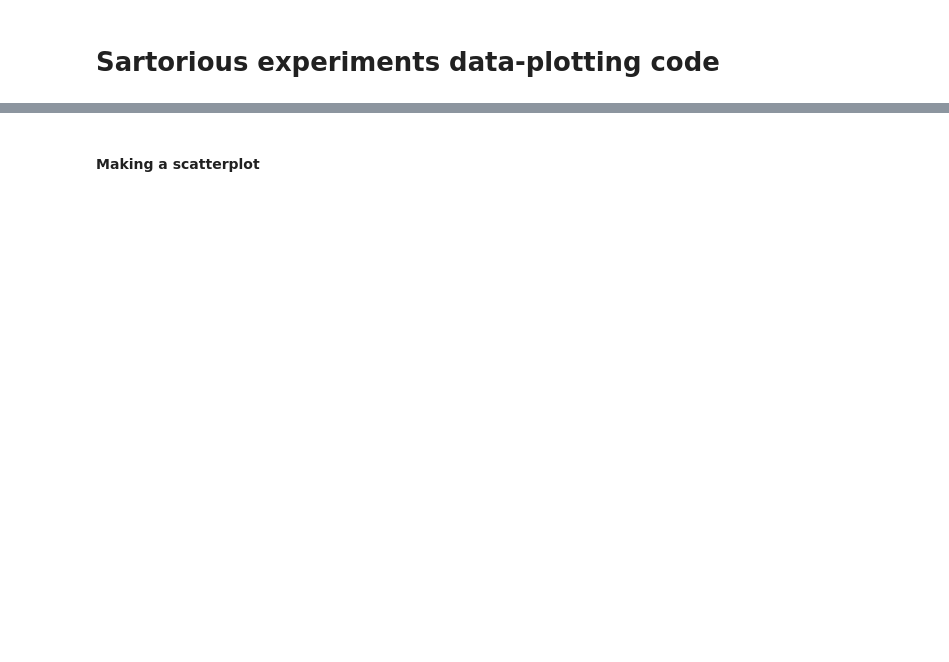
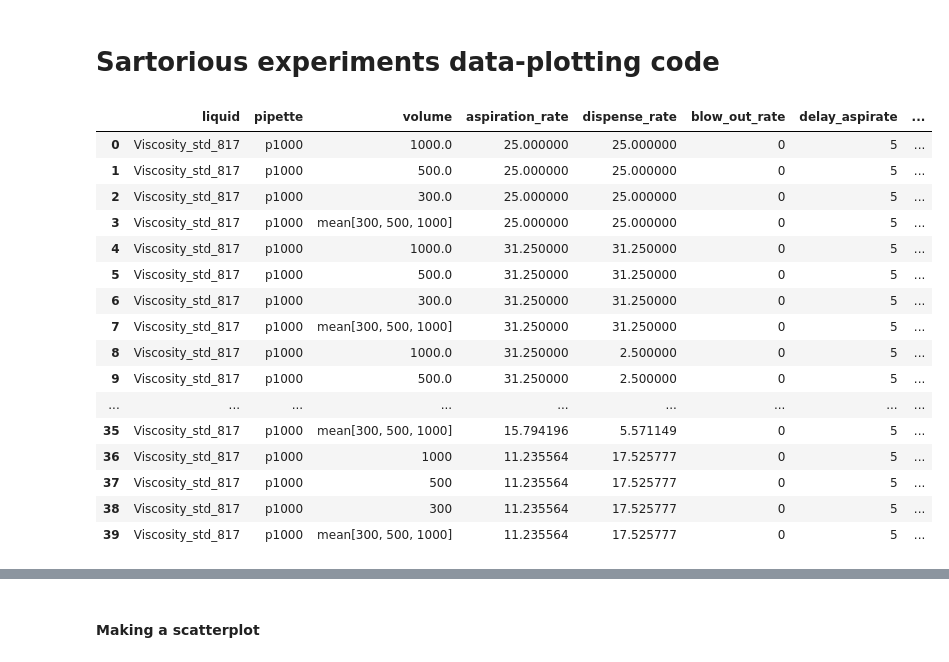
Before and after one commit to Quijanove/viscosity_liquid_transfer_Pablo, a Jupyter notebook: Opentrons_experiments/BOTorch_optimization/Opentrons_csv/Data_plotting_code_from_sartorious_Streamlined.ipynb, the cells around one changed output, grey strips where cells are left out. Saved outputs shown, nothing was run; the diff lists cells and outputs as text; code cells hidden in the pictures; blank space fills up the shorter version.

```diff
--- a/Opentrons_experiments/BOTorch_optimization/Opentrons_csv/Data_plotting_code_from_sartorious_Streamlined.ipynb
+++ b/Opentrons_experiments/BOTorch_optimization/Opentrons_csv/Data_plotting_code_from_sartorious_Streamlined.ipynb
@@ -3,17 +3,35 @@
 # %%
 # Importing python packages
 import matplotlib.pyplot as plt
 import pandas as pd
 import numpy as np
 import os
 
 # Importing files
-std = '505'
+std = '817'
 folder = (r"C:\Users\Shivam\Documents\GitHub\viscosity_liquid_transfer_Pablo\Opentrons_experiments\BOTorch_optimization\VS_code_csv")
 
 df_cal = pd.read_csv(folder+r'/Viscosity_std_'+std+'_exp3_withacq.csv')
 
-df_cal.dtypes
+df_cal
+# %% [output]
+|  | liquid | pipette | volume | aspiration_rate | dispense_rate | blow_out_rate | delay_aspirate | ... |
+| 0 | Viscosity_std_817 | p1000 | 1000.0 | 25.000000 | 25.000000 | 0 | 5 | ... |
+| 1 | Viscosity_std_817 | p1000 | 500.0 | 25.000000 | 25.000000 | 0 | 5 | ... |
+| 2 | Viscosity_std_817 | p1000 | 300.0 | 25.000000 | 25.000000 | 0 | 5 | ... |
+| 3 | Viscosity_std_817 | p1000 | mean[300, 500, 1000] | 25.000000 | 25.000000 | 0 | 5 | ... |
+| 4 | Viscosity_std_817 | p1000 | 1000.0 | 31.250000 | 31.250000 | 0 | 5 | ... |
+| 5 | Viscosity_std_817 | p1000 | 500.0 | 31.250000 | 31.250000 | 0 | 5 | ... |
+| 6 | Viscosity_std_817 | p1000 | 300.0 | 31.250000 | 31.250000 | 0 | 5 | ... |
+| 7 | Viscosity_std_817 | p1000 | mean[300, 500, 1000] | 31.250000 | 31.250000 | 0 | 5 | ... |
+| 8 | Viscosity_std_817 | p1000 | 1000.0 | 31.250000 | 2.500000 | 0 | 5 | ... |
+| 9 | Viscosity_std_817 | p1000 | 500.0 | 31.250000 | 2.500000 | 0 | 5 | ... |
+| ... | ... | ... | ... | ... | ... | ... | ... | ... |
+| 35 | Viscosity_std_817 | p1000 | mean[300, 500, 1000] | 15.794196 | 5.571149 | 0 | 5 | ... |
+| 36 | Viscosity_std_817 | p1000 | 1000 | 11.235564 | 17.525777 | 0 | 5 | ... |
+| 37 | Viscosity_std_817 | p1000 | 500 | 11.235564 | 17.525777 | 0 | 5 | ... |
+| 38 | Viscosity_std_817 | p1000 | 300 | 11.235564 | 17.525777 | 0 | 5 | ... |
+| 39 | Viscosity_std_817 | p1000 | mean[300, 500, 1000] | 11.235564 | 17.525777 | 0 | 5 | ... |
 # %%
 # Calculate time for 1000ul
 df_cal['time_for_1000'] = 0
```
Also changed, not shown: parts of 9 cells of this notebook, 4 other files.
